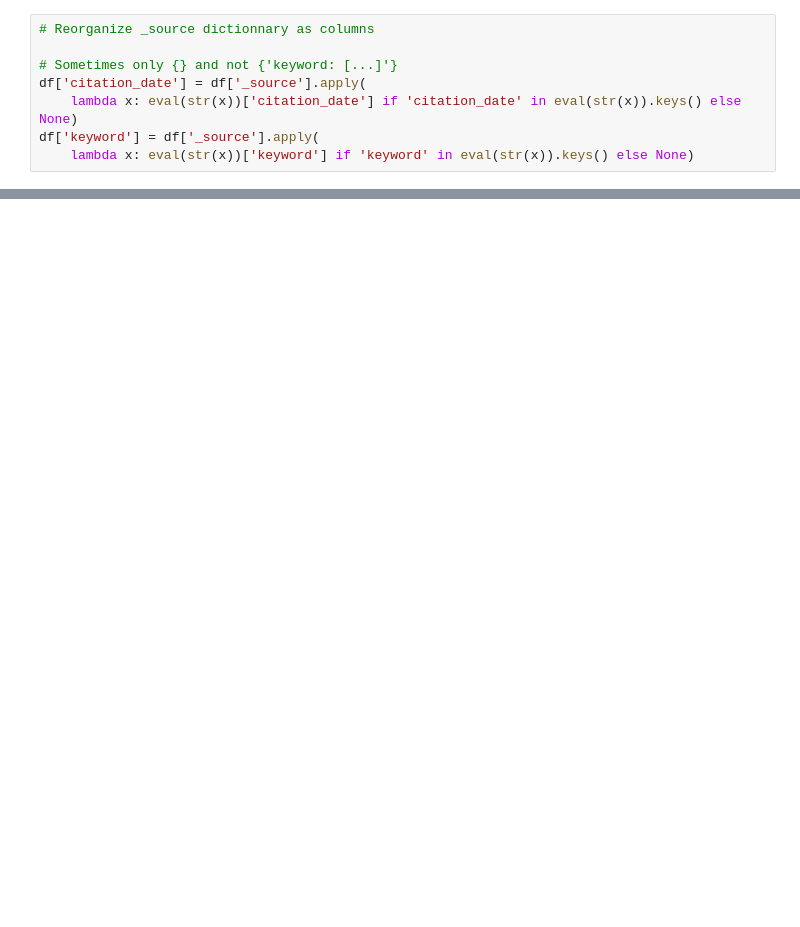
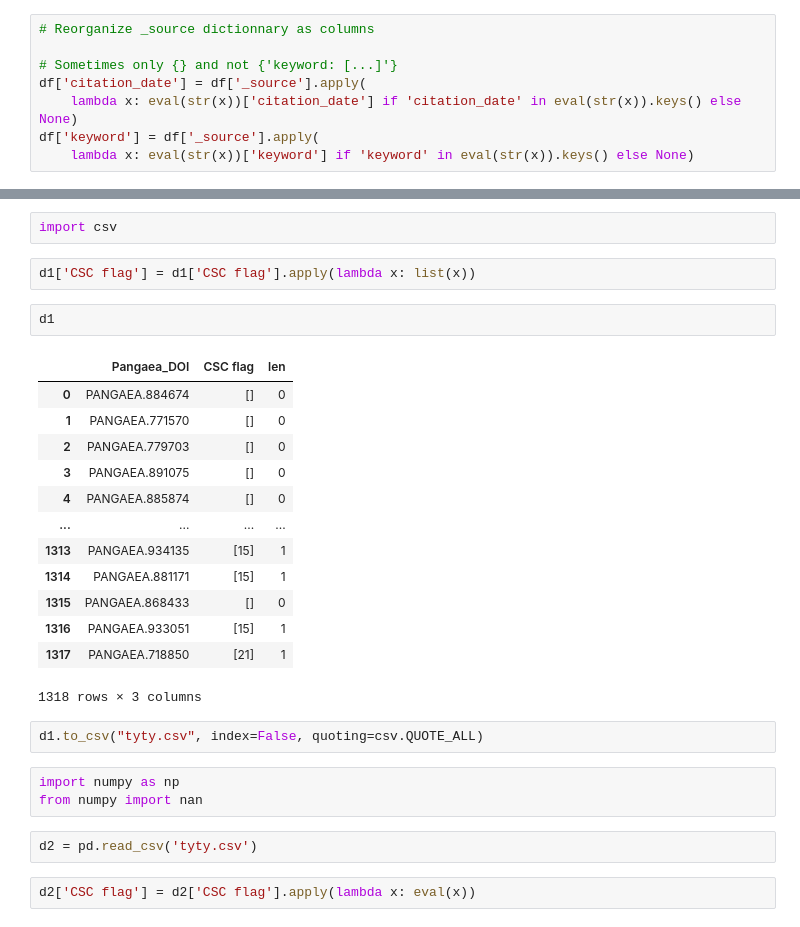
Before and after one commit to PBrockmann/PANGAEA_Scraping, a Jupyter notebook: PANGAEA_getData_ex1.py.ipynb, the cells around one changed output, grey strips where cells are left out. Saved outputs shown, nothing was run; the diff lists cells and outputs as text; blank space fills up the shorter version.

```diff
--- a/PANGAEA_getData_ex1.py.ipynb
+++ b/PANGAEA_getData_ex1.py.ipynb
@@ -187,0 +209,29 @@ print(ds.data['CSC flag'].to_markdown())
+# %%
+import csv
+# %%
+d1['CSC flag'] = d1['CSC flag'].apply(lambda x: list(x))
+# %%
+d1
+# %% [output]
+|  | Pangaea_DOI | CSC flag | len |
+| 0 | PANGAEA.884674 | [] | 0 |
+| 1 | PANGAEA.771570 | [] | 0 |
+| 2 | PANGAEA.779703 | [] | 0 |
+| 3 | PANGAEA.891075 | [] | 0 |
+| 4 | PANGAEA.885874 | [] | 0 |
+| ... | ... | ... | ... |
+| 1313 | PANGAEA.934135 | [15] | 1 |
+| 1314 | PANGAEA.881171 | [15] | 1 |
+| 1315 | PANGAEA.868433 | [] | 0 |
+| 1316 | PANGAEA.933051 | [15] | 1 |
+| 1317 | PANGAEA.718850 | [21] | 1 |
+1318 rows × 3 columns
+# %%
+d1.to_csv("tyty.csv", index=False, quoting=csv.QUOTE_ALL)
+# %%
+import numpy as np
+from numpy import nan
+# %%
+d2 = pd.read_csv('tyty.csv')
+# %%
+d2['CSC flag'] = d2['CSC flag'].apply(lambda x: eval(x))
```
Also changed, not shown: parts of 14 cells of this notebook, 1 other file.
